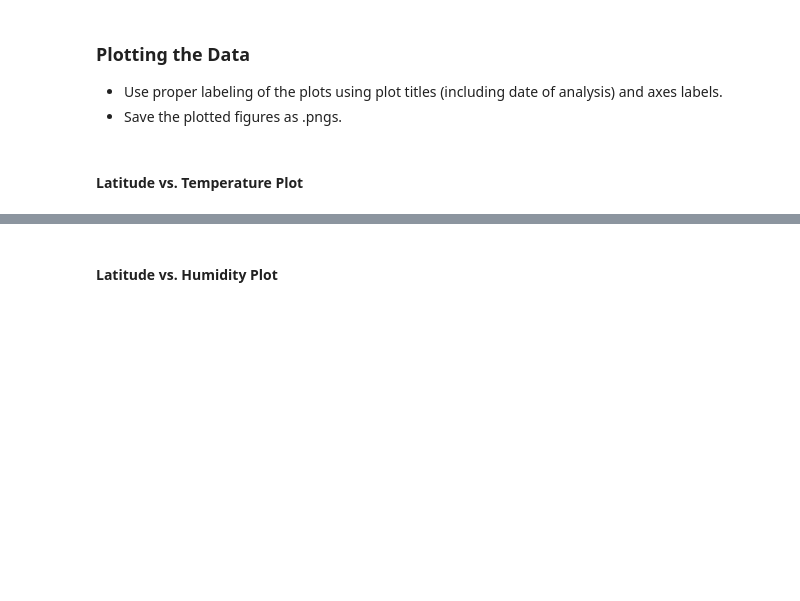
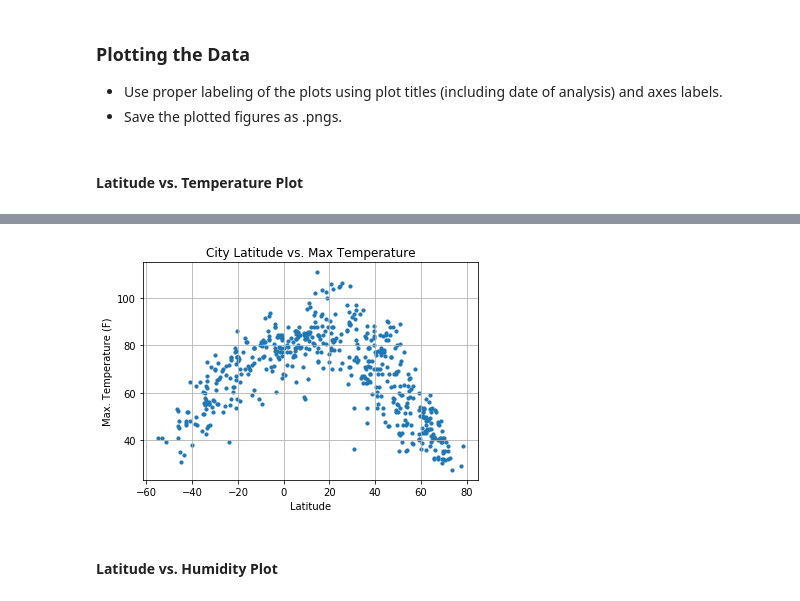
Before and after one commit to tduszyk/WeatherPy, a Jupyter notebook: starter_code/WeatherPy.ipynb, the cells around one changed output, grey strips where cells are left out. Drawn from its saved outputs; the diff is of its cells as text; code cells hidden in the pictures; blank space fills up the shorter version.

```diff
--- a/starter_code/WeatherPy.ipynb
+++ b/starter_code/WeatherPy.ipynb
@@ -162,5 +162,5 @@ with open('extracted_data.csv', 'w') as f:
 file_to_load = "extracted_data.csv"
 
 # Read Purchasing File and store into Pandas data frame
-purchase_data = pd.read_csv(file_to_load)
+weather_data = pd.read_csv(file_to_load)
 # %%
@@ -201,2 +198,18 @@ purchase_data.head()
+# %%
+# Build a scatter plot for each data type
+plt.scatter(weather_data["Lat"], weather_data["Max Temp"], marker="o", s=10)
+
+# Incorporate the other graph properties
+plt.title("City Latitude vs. Max Temperature")
+plt.ylabel("Max. Temperature (F)")
+plt.xlabel("Latitude")
+plt.grid(True)
+
+plt.savefig('lat_vs_temp.png')
+
+# Show plot
+plt.show()
+# %% [output]
+[figure, added]
 # %% [markdown]
 #### Latitude vs. Humidity Plot
```
Also changed, not shown: parts of 9 cells of this notebook, 4 other files.
